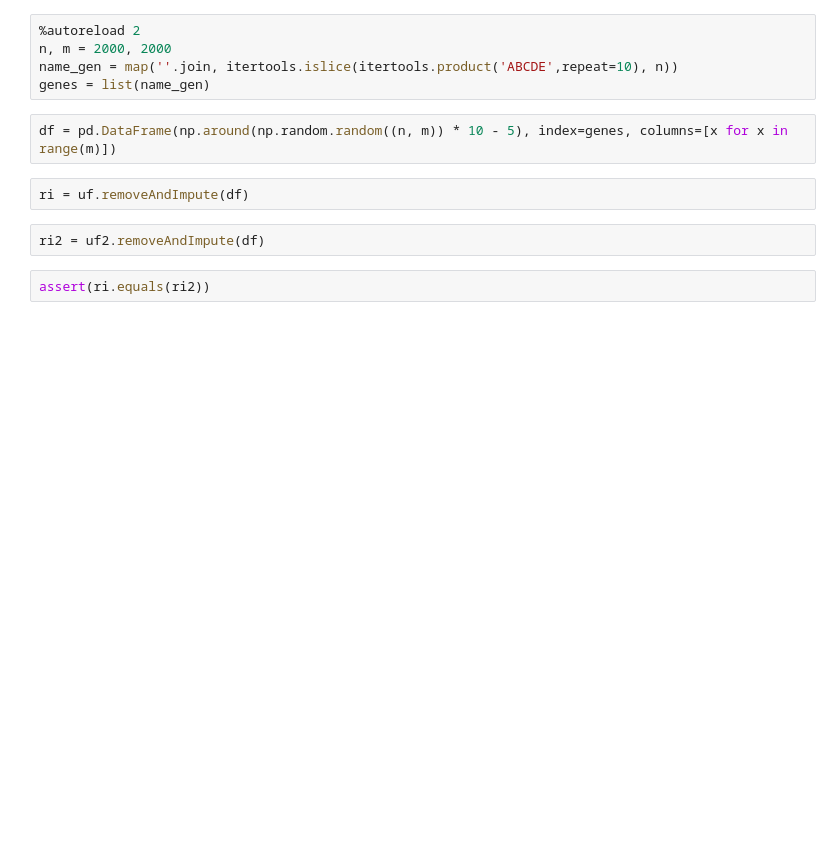
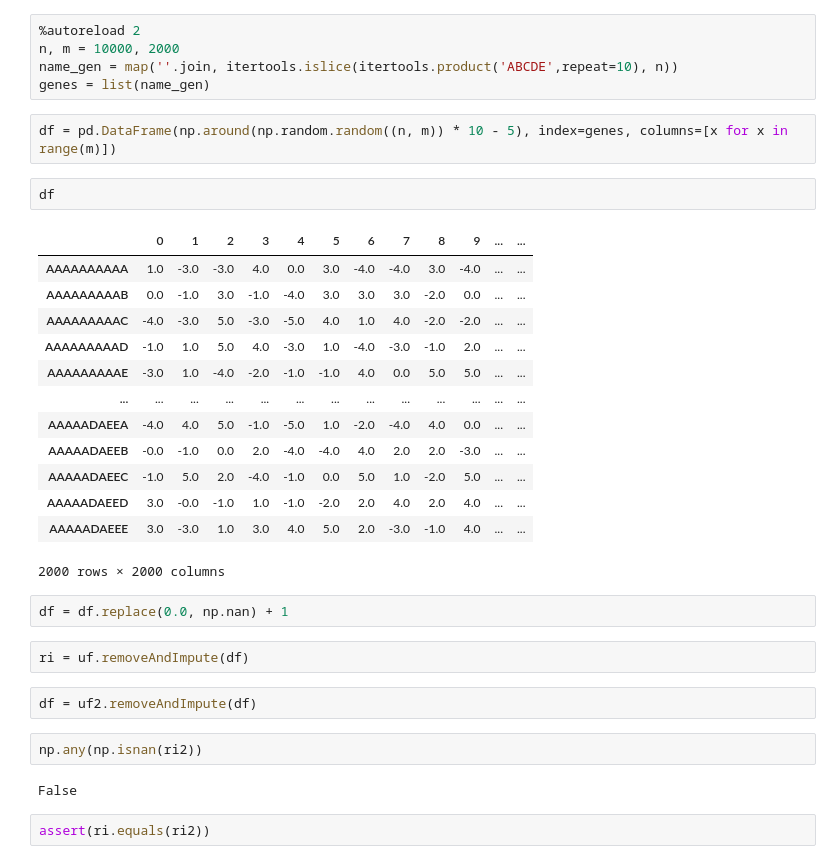
Before and after one commit to MaayanLab/Harmonizome-Data-Processing-Appyters, a Jupyter notebook: utilities/test.ipynb, the cells around one changed output. Drawn from its saved outputs; the diff is of its cells as text; blank space fills up the shorter version.

```diff
--- a/utilities/test.ipynb
+++ b/utilities/test.ipynb
@@ -278,15 +278,37 @@ The number of statisticaly relevent gene-attribute associations is: 26629
 ## Improving removeAndImpute
 # %%
 %autoreload 2
-n, m = 2000, 2000
+n, m = 10000, 2000
 name_gen = map(''.join, itertools.islice(itertools.product('ABCDE',repeat=10), n))
 genes = list(name_gen)
 # %%
 df = pd.DataFrame(np.around(np.random.random((n, m)) * 10 - 5), index=genes, columns=[x for x in range(m)])
+# %%
+df
+# %% [output]
+|  | 0 | 1 | 2 | 3 | 4 | 5 | 6 | 7 | 8 | 9 | ... | ... |
+| AAAAAAAAAA | 1.0 | -3.0 | -3.0 | 4.0 | 0.0 | 3.0 | -4.0 | -4.0 | 3.0 | -4.0 | ... | ... |
+| AAAAAAAAAB | 0.0 | -1.0 | 3.0 | -1.0 | -4.0 | 3.0 | 3.0 | 3.0 | -2.0 | 0.0 | ... | ... |
+| AAAAAAAAAC | -4.0 | -3.0 | 5.0 | -3.0 | -5.0 | 4.0 | 1.0 | 4.0 | -2.0 | -2.0 | ... | ... |
+| AAAAAAAAAD | -1.0 | 1.0 | 5.0 | 4.0 | -3.0 | 1.0 | -4.0 | -3.0 | -1.0 | 2.0 | ... | ... |
+| AAAAAAAAAE | -3.0 | 1.0 | -4.0 | -2.0 | -1.0 | -1.0 | 4.0 | 0.0 | 5.0 | 5.0 | ... | ... |
+| ... | ... | ... | ... | ... | ... | ... | ... | ... | ... | ... | ... | ... |
+| AAAAADAEEA | -4.0 | 4.0 | 5.0 | -1.0 | -5.0 | 1.0 | -2.0 | -4.0 | 4.0 | 0.0 | ... | ... |
+| AAAAADAEEB | -0.0 | -1.0 | 0.0 | 2.0 | -4.0 | -4.0 | 4.0 | 2.0 | 2.0 | -3.0 | ... | ... |
+| AAAAADAEEC | -1.0 | 5.0 | 2.0 | -4.0 | -1.0 | 0.0 | 5.0 | 1.0 | -2.0 | 5.0 | ... | ... |
+| AAAAADAEED | 3.0 | -0.0 | -1.0 | 1.0 | -1.0 | -2.0 | 2.0 | 4.0 | 2.0 | 4.0 | ... | ... |
+| AAAAADAEEE | 3.0 | -3.0 | 1.0 | 3.0 | 4.0 | 5.0 | 2.0 | -3.0 | -1.0 | 4.0 | ... | ... |
+2000 rows × 2000 columns
+# %%
+df = df.replace(0.0, np.nan) + 1
 # %%
 ri = uf.removeAndImpute(df)
 # %%
-ri2 = uf2.removeAndImpute(df)
+df = uf2.removeAndImpute(df)
+# %%
+np.any(np.isnan(ri2))
+# %% [output]
+False
 # %%
 assert(ri.equals(ri2))
 # %% [markdown]
```
Also changed, not shown: 13 other files.
